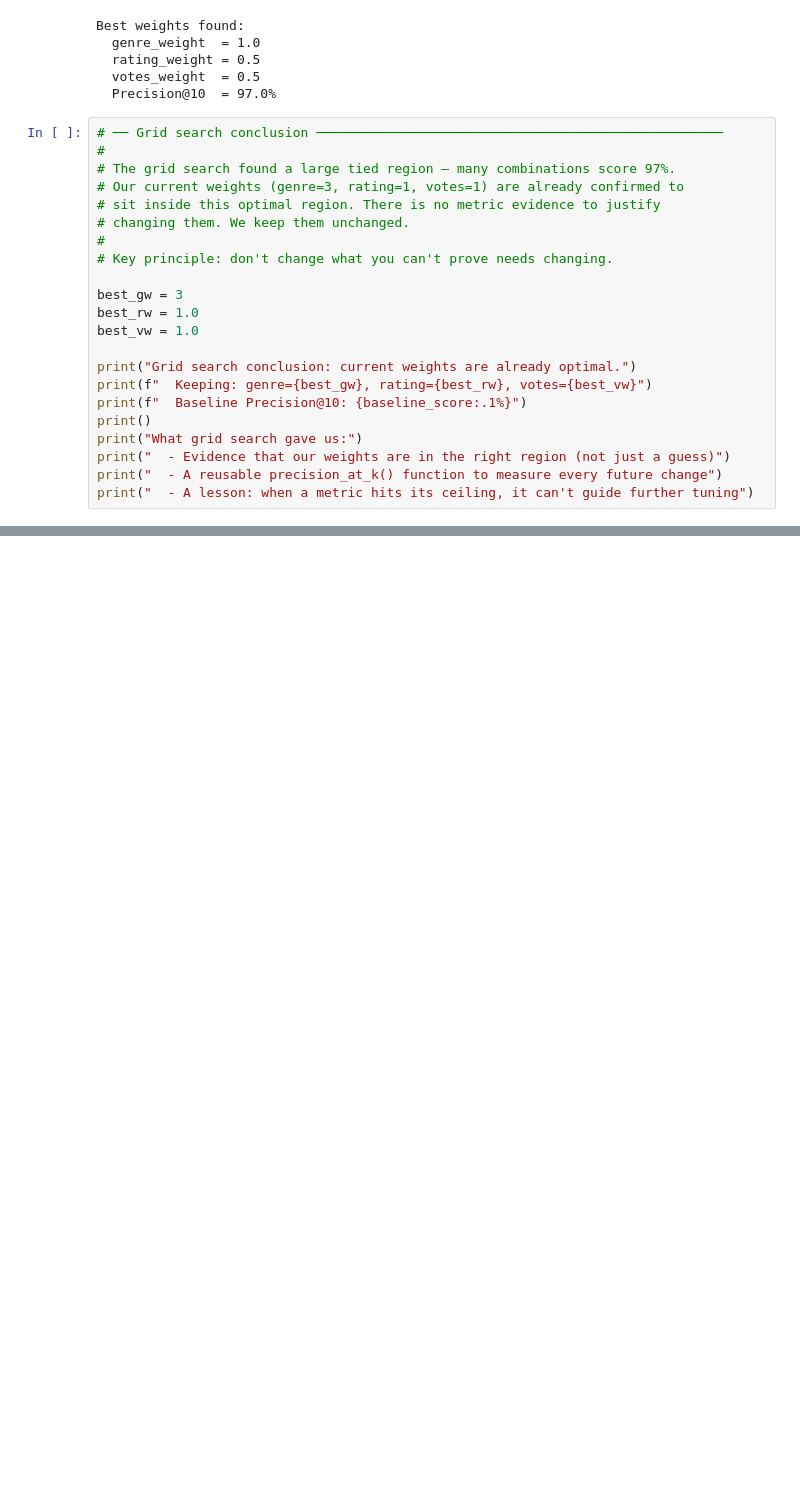
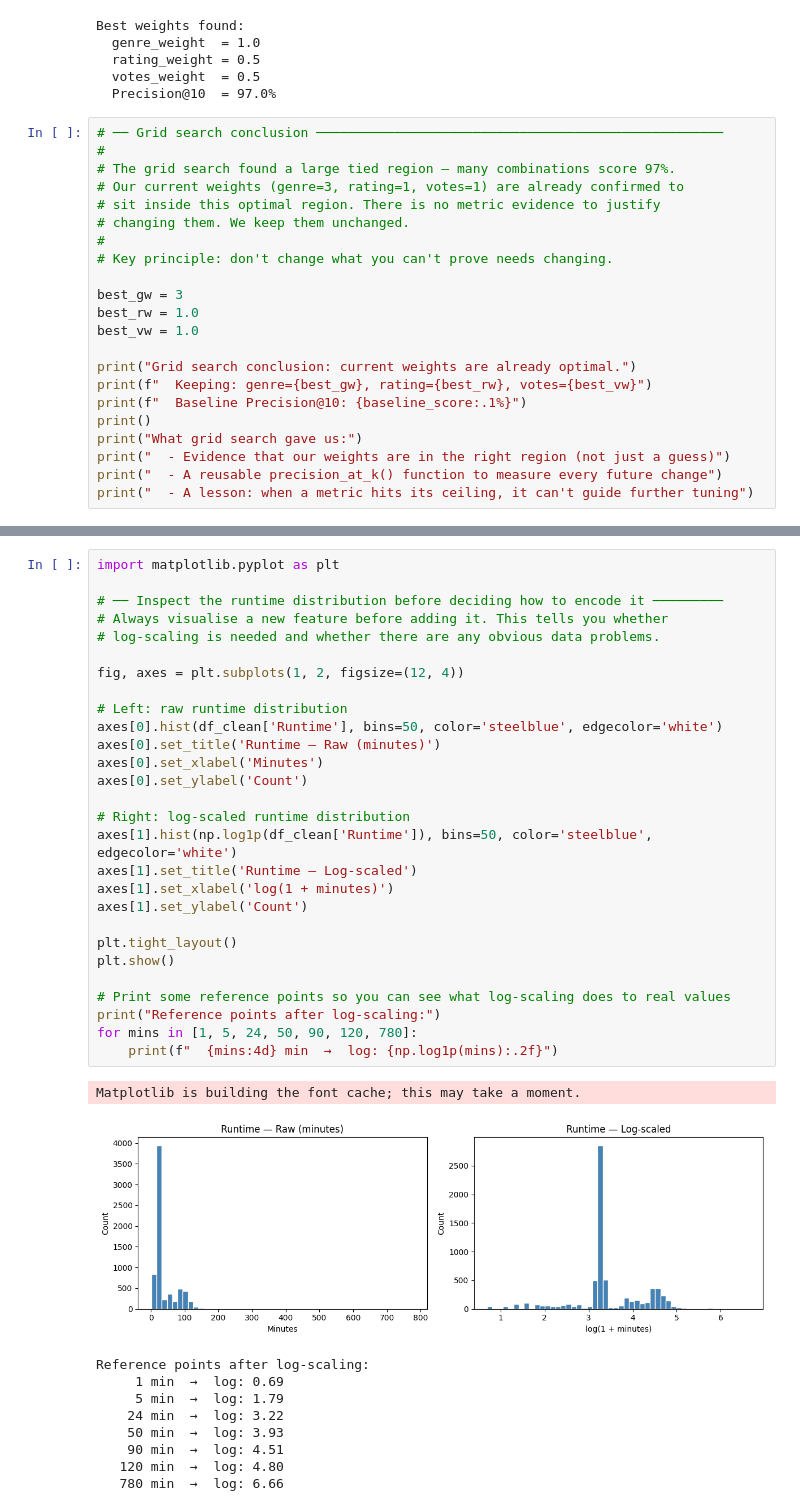
Before and after one commit to hengxu07/anime-recommender, a Jupyter notebook: anime_project.ipynb, the cells around one changed output, grey strips where cells are left out. Saved outputs shown, nothing was run; the diff lists cells and outputs as text; blank space fills up the shorter version.

```diff
--- a/anime_project.ipynb
+++ b/anime_project.ipynb
@@ -903,0 +914,39 @@ print("  - A lesson: when a metric hits its ceiling, it can't guide further tuni
+# %%
+import matplotlib.pyplot as plt
+
+# ── Inspect the runtime distribution before deciding how to encode it ─────────
+# Always visualise a new feature before adding it. This tells you whether
+# log-scaling is needed and whether there are any obvious data problems.
+
+fig, axes = plt.subplots(1, 2, figsize=(12, 4))
+
+# Left: raw runtime distribution
+axes[0].hist(df_clean['Runtime'], bins=50, color='steelblue', edgecolor='white')
+axes[0].set_title('Runtime — Raw (minutes)')
+axes[0].set_xlabel('Minutes')
+axes[0].set_ylabel('Count')
+
+# Right: log-scaled runtime distribution
+axes[1].hist(np.log1p(df_clean['Runtime']), bins=50, color='steelblue', edgecolor='white')
+axes[1].set_title('Runtime — Log-scaled')
+axes[1].set_xlabel('log(1 + minutes)')
+axes[1].set_ylabel('Count')
+
+plt.tight_layout()
+plt.show()
+
+# Print some reference points so you can see what log-scaling does to real values
+print("Reference points after log-scaling:")
+for mins in [1, 5, 24, 50, 90, 120, 780]:
+    print(f"  {mins:4d} min  →  log: {np.log1p(mins):.2f}")
+# %% [output]
+Matplotlib is building the font cache; this may take a moment.
+[figure, added]
+Reference points after log-scaling:
+     1 min  →  log: 0.69
+     5 min  →  log: 1.79
+    24 min  →  log: 3.22
+    50 min  →  log: 3.93
+    90 min  →  log: 4.51
+   120 min  →  log: 4.80
+   780 min  →  log: 6.66
```
Also changed, not shown: parts of 3 cells of this notebook, 1 other file.
